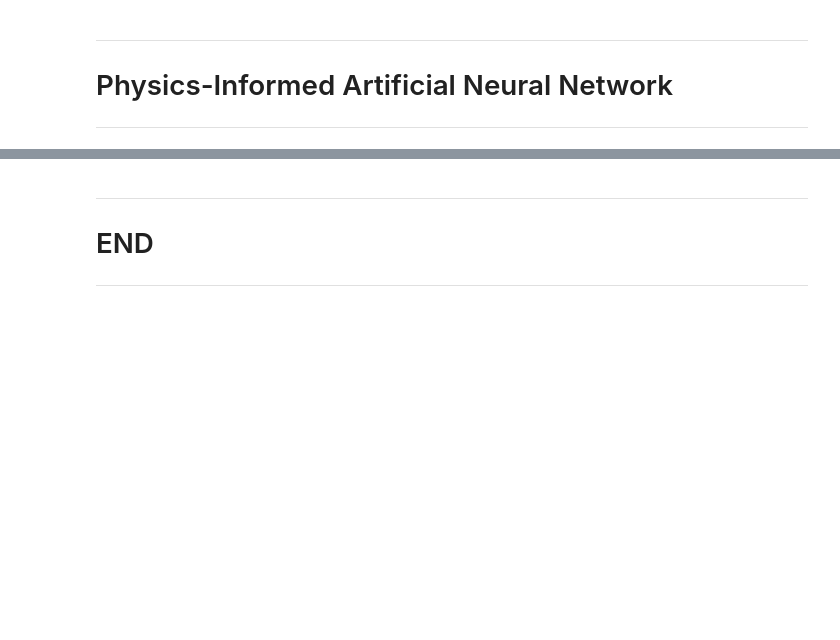
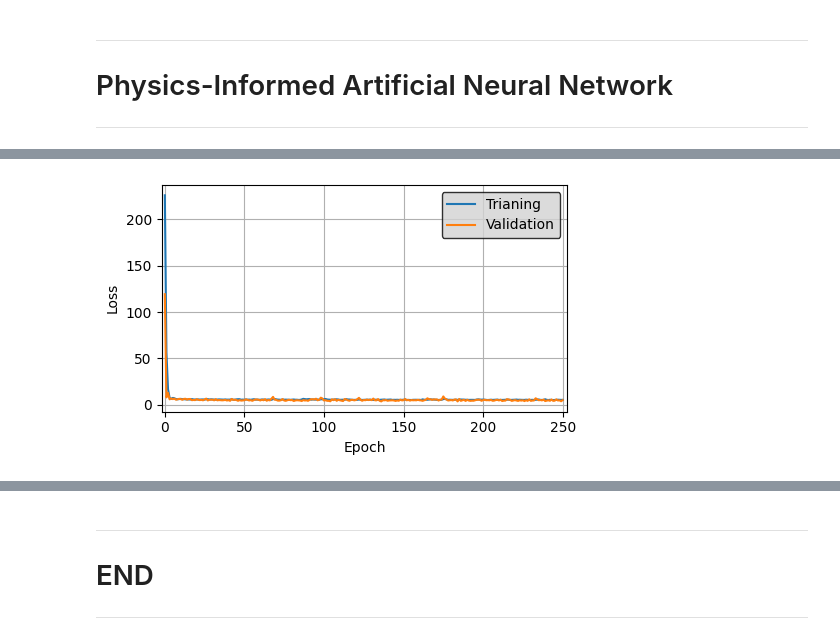
Before and after one commit to misaelmmorales/Anisotropic-Resistivity-Inversion, a Jupyter notebook: main_nb.ipynb, the cells around one changed output, grey strips where cells are left out. Drawn from its saved outputs; the diff is of its cells as text; code cells hidden in the pictures; blank space fills up the shorter version.

```diff
--- a/main_nb.ipynb
+++ b/main_nb.ipynb
@@ -125,2 +163,13 @@ class siameseFNO(nn.Module):
+# %%
+class siameseNN(nn.Module):
+    def __init__(self):
+        super(siameseNN, self).__init__()
+        self.fc1 = nn.Linear(3, 16)
+        self.fc2 = nn.Linear(16, 1)
+
+    def forward(self, x):
+        x = self.fc1(x)
+        x = self.fc2(x)
+        return x
 # %%
 class PhysicsInformedLoss(torch.nn.Module):
@@ -164,48 +199,57 @@ R_max = np.max([data['Rh'].max(), data['Rv'].max()])
 # %%
+d = lasio.read('well1.las').df()[['CALI', 'AT10','AT30','AT60','AT90','GR','RV72H_1D_FLT','RH72H_1D_FLT']].dropna()
+column_names = ['CALI', 'AT10', 'AT30', 'AT60', 'AT90', 'GR', 'Rv', 'Rh']
+
+zstart = int(np.argwhere(d.index==9720).squeeze())
+zend   = int(np.argwhere(d.index==10110).squeeze())
+data = d.rename(columns=dict(zip(d.columns, column_names))).iloc[zstart:zend]
+res_aniso  = data[['Rv','Rh','GR']]
+
+Rvsh=2.813
+Rhsh=0.775
+
 inputs         = torch.tensor(res_aniso.values, dtype=torch.float32)
 dataset        = TensorDataset(inputs)
 train_percent  = 0.8
 xtrain, xvalid = random_split(dataset, [int(train_percent*len(dataset)), len(dataset)-int(train_percent*len(dataset))])
-trainloader    = DataLoader(xtrain, batch_size=100, shuffle=False)
+trainloader    = DataLoader(xtrain, batch_size=100, shuffle=True)
 validloader    = DataLoader(xvalid, batch_size=100, shuffle=True)
 
-csh_model  = siameseFNO(Csh_constraint=True)
-rss_model  = siameseFNO()
-criterion  = PhysicsInformedLoss()
-optimizer  = torch.optim.AdamW([{'params': csh_model.parameters()}, {'params': rss_model.parameters()}],
-                               lr=1e-3, weight_decay=1e-6)
+csh_model  = siameseNN()
+rss_model  = siameseNN()
+criterion  = PhysicsInformedLoss(Rvsh=Rvsh, Rhsh=Rhsh)
+optimizer  = torch.optim.Adam([{'params': csh_model.parameters()},
+                               {'params': rss_model.parameters()}], lr=1e-3)
 
 epochs = 251
 train_loss, valid_loss = [], []
-
 for epoch in range(epochs):
-
+    # training
     epoch_train_loss = []
     csh_model.train()
     rss_model.train()
     for batch in trainloader:
         optimizer.zero_grad()
         x = batch[0]
-        ycsh = csh_model(x)
-        yrss = rss_model(x)
-        y = torch.cat((ycsh, yrss), dim=1)
+        y = torch.cat((csh_model(x), rss_model(x)), dim=1)
         loss = criterion(x, y)
         loss.backward()
         optimizer.step()
         epoch_train_loss.append(loss.item())
     train_loss.append(np.mean(epoch_train_loss))
-
+    # validation
     csh_model.eval()
     rss_model.eval()
     epoch_valid_loss = []
     with torch.no_grad():
         x = next(iter(validloader))[0]
-        ycsh = csh_model(x)
-        yrss = rss_model(x)
-        y = torch.cat((ycsh, yrss), dim=1)
+        y = torch.cat((csh_model(x), rss_model(x)), dim=1)
         loss = criterion(x, y)
         epoch_valid_loss.append(loss.item())
     valid_loss.append(np.mean(epoch_valid_loss))
-
+    # progress
     if epoch % 50 == 0:
         print('Epoch: {} | Loss: {:.4f} | Valid Loss: {:.4f}'.format(epoch, train_loss[-1], valid_loss[-1]))
+
+plot_loss(epochs, [train_loss, valid_loss])
+# %% [output]
@@ -211,0 +262 @@ for epoch in range(epochs):
+[figure, added]
```
Also changed, not shown: parts of 12 cells of this notebook.
